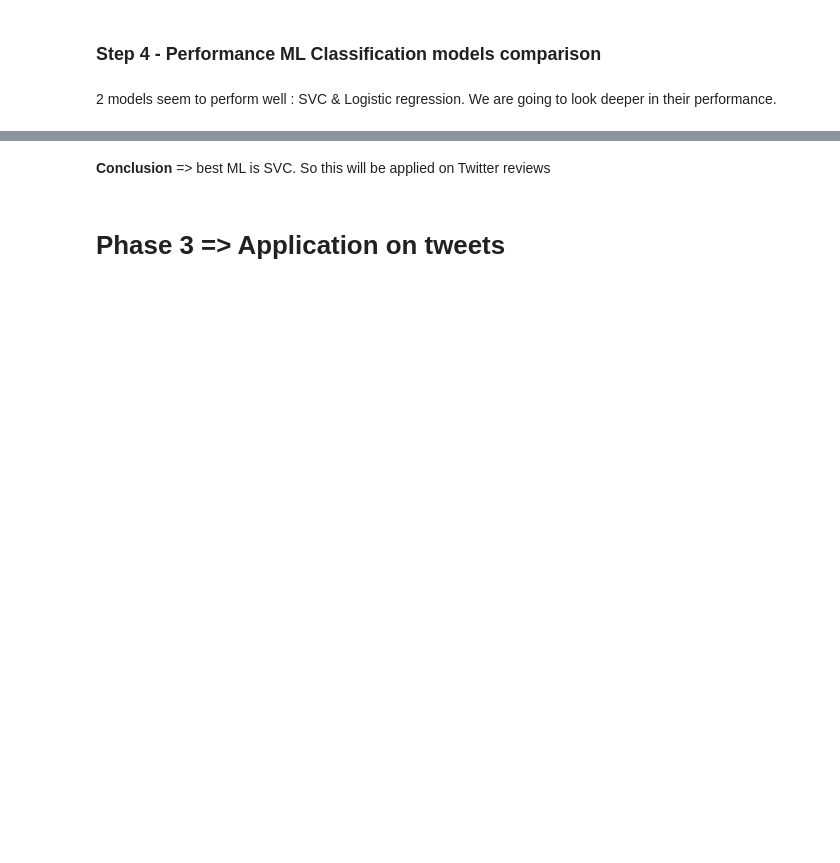
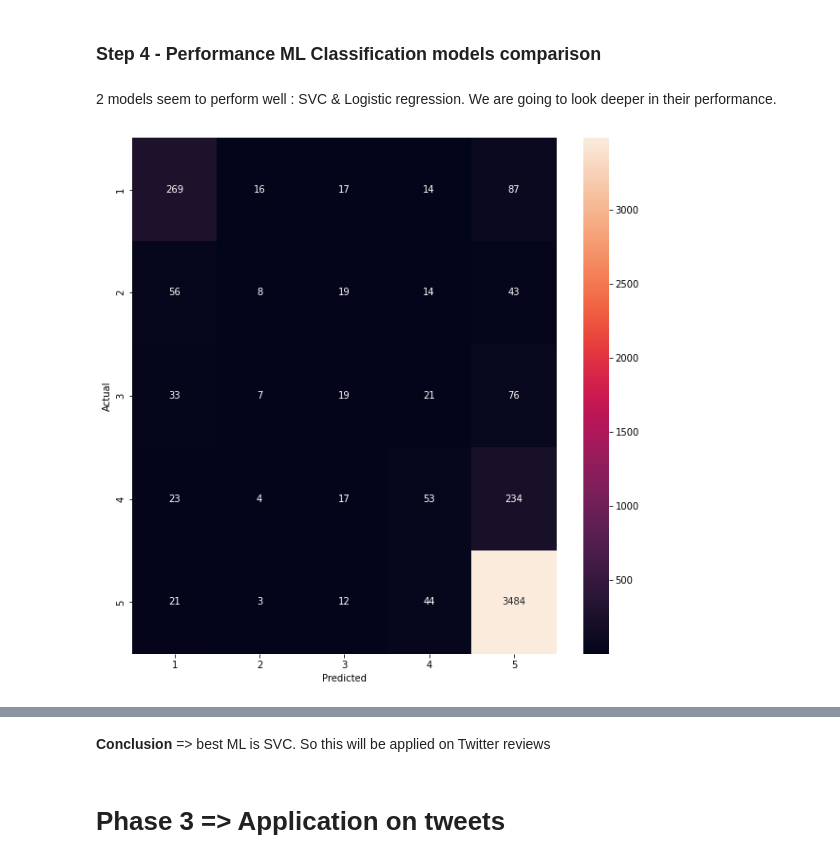
Before and after one commit to roxane-data/project_appreview, a Jupyter notebook: Step2_Classification.ipynb, the cells around one changed output, grey strips where cells are left out. Drawn from its saved outputs; the diff is of its cells as text; code cells hidden in the pictures; blank space fills up the shorter version.

```diff
--- a/Step2_Classification.ipynb
+++ b/Step2_Classification.ipynb
@@ -574,20 +778,22 @@ cv_df.groupby('model_name').accuracy.mean()
 We are going to look deeper in their performance.
 # %%
 model = LinearSVC()
-X_train, X_test, y_train, y_test, indices_train, indices_test = train_test_split(features, labels, df.index, test_size=0.2, random_state=0)
+X_train, X_test, y_train, y_test, indices_train, indices_test = train_test_split(features_prep, labels_prep, df_prep.index, test_size=0.2, random_state=0)
 model.fit(X_train, y_train)
 y_pred = model.predict(X_test)
 
-X_train, X_val, y_train, y_val, indices_train, indices_val = train_test_split(features, labels, df.index, test_size=0.2, random_state=0)
+X_train, X_val, y_train, y_val, indices_train, indices_val = train_test_split(features_prep, labels_prep, df_prep.index, test_size=0.2, random_state=0)
 model.fit(X_train, y_train)
 y_pred = model.predict(X_val)
 
 #from sklearn.metrics import confusion_matrix
 conf_mat = confusion_matrix(y_test, y_pred)
 fig, ax = plt.subplots(figsize=(10,10))
 sns.heatmap(conf_mat, annot=True, fmt='d',
-            xticklabels=rating_df['rating'].values, yticklabels=rating_df['rating'].values)
+            xticklabels=rating1_df['rating'].values, yticklabels=rating1_df['rating'].values)
 plt.ylabel('Actual')
 plt.xlabel('Predicted')
 plt.show()
+# %% [output]
+[figure, added]
 # %%
```
Also changed, not shown: parts of 54 cells of this notebook, 3 other files.
